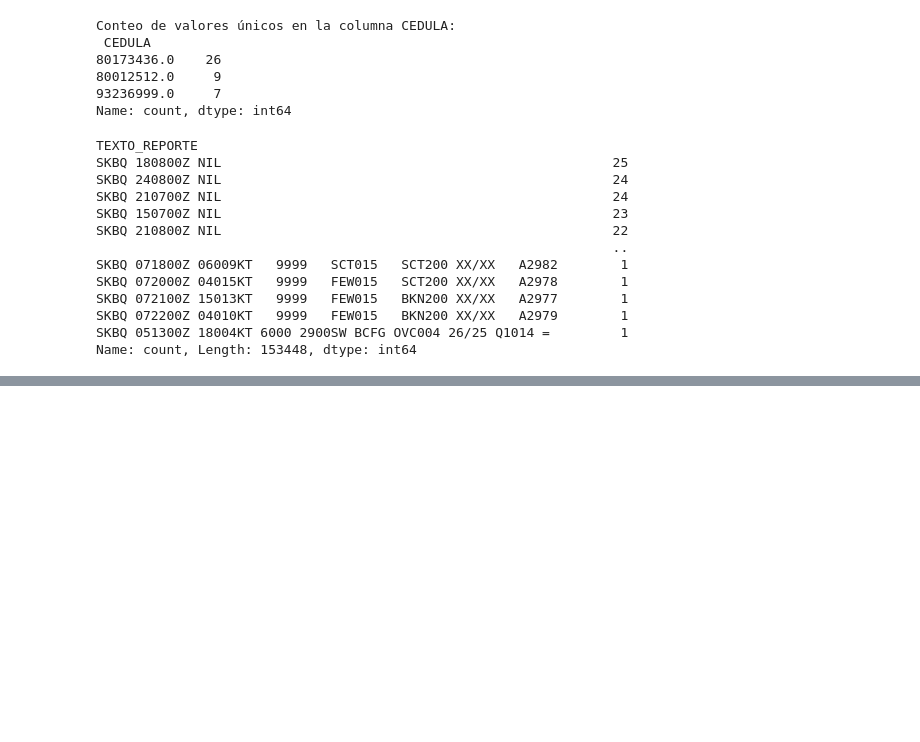
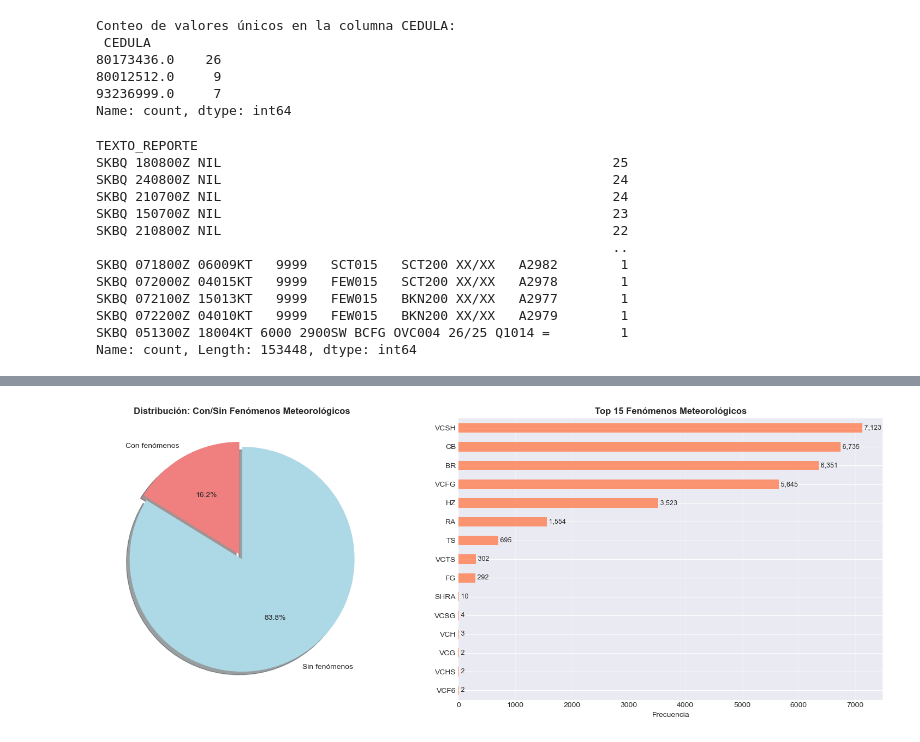
Before and after one commit to OmarLAlbarracinM/Prediccion-Cizalladura-SKBQ, a Jupyter notebook: docs/notebooks/01_exploracion.ipynb, the cells around one changed output, grey strips where cells are left out. Saved outputs shown, nothing was run; the diff lists cells and outputs as text; code cells hidden in the pictures; blank space fills up the shorter version.

```diff
--- a/docs/notebooks/01_exploracion.ipynb
+++ b/docs/notebooks/01_exploracion.ipynb
@@ -153,0 +639,91 @@ Name: count, Length: 153448, dtype: int64
+# %%
+# Análisis detallado de fenómenos meteorológicos
+# Los fenómenos son eventos importantes que pueden afectar la predicción de cizalladura
+
+print("=" * 70)
+print("ANÁLISIS DE FENÓMENOS METEOROLÓGICOS")
+print("=" * 70)
+
+# Contar registros con y sin fenómenos
+sin_fenomenos = df_analisis['fenomenos'].isna().sum() + (df_analisis['fenomenos'] == '').sum()
+con_fenomenos = len(df_analisis) - sin_fenomenos
+porcentaje_con = (con_fenomenos / len(df_analisis)) * 100
+porcentaje_sin = (sin_fenomenos / len(df_analisis)) * 100
+
+print(f"\n Distribución general:")
+print(f"   Registros con fenómenos meteorológicos: {con_fenomenos:,} ({porcentaje_con:.2f}%)")
+print(f"   Registros sin fenómenos meteorológicos: {sin_fenomenos:,} ({porcentaje_sin:.2f}%)")
+
+# Contar fenómenos individuales (puede haber múltiples fenómenos por registro)
+fenomenos_list = []
+for idx, row in df_analisis.iterrows():
+    if pd.notna(row['fenomenos']) and str(row['fenomenos']) != '':
+        # Separar fenómenos múltiples (separados por comas)
+        fenomenos_individuales = [f.strip() for f in str(row['fenomenos']).split(',')]
+        fenomenos_list.extend(fenomenos_individuales)
+
+fenomenos_series = pd.Series(fenomenos_list)
+fenomenos_counts = fenomenos_series.value_counts().head(20)
+
+print(f"\n Top 20 fenómenos meteorológicos (por frecuencia):")
+print(fenomenos_counts.to_string())
+
+# Análisis adicional: frecuencia de múltiples fenómenos simultáneos
+num_fenomenos_por_registro = df_analisis[df_analisis['fenomenos'].notna() & (df_analisis['fenomenos'] != '')]['fenomenos'].apply(
+    lambda x: len(str(x).split(','))
+)
+print(f"\n Estadísticas de fenómenos múltiples:")
+print(f"   Promedio de fenómenos por registro (cuando hay fenómenos): {num_fenomenos_por_registro.mean():.2f}")
+print(f"   Máximo de fenómenos en un registro: {num_fenomenos_por_registro.max()}")
+
+# Visualizaciones
+fig, axes = plt.subplots(1, 2, figsize=(16, 6))
+
+# 1. Distribución con/sin fenómenos
+labels = ['Con fenómenos', 'Sin fenómenos']
+sizes = [con_fenomenos, sin_fenomenos]
+colors = ['lightcoral', 'lightblue']
+explode = (0.05, 0)  # Separar ligeramente la porción de "con fenómenos"
+
+axes[0].pie(sizes, labels=labels, autopct='%1.1f%%', colors=colors,
+            startangle=90, explode=explode, shadow=True)
+axes[0].set_title('Distribución: Con/Sin Fenómenos Meteorológicos',
+                  fontweight='bold', fontsize=12)
+
+# 2. Top fenómenos
+if len(fenomenos_counts) > 0:
+    fenomenos_counts.head(15).plot(kind='barh', ax=axes[1], color='coral', alpha=0.8)
+    axes[1].set_title('Top 15 Fenómenos Meteorológicos', fontweight='bold', fontsize=12)
+    axes[1].set_xlabel('Frecuencia', fontsize=10)
+    axes[1].invert_yaxis()
+    axes[1].grid(axis='x', alpha=0.3)
+
+    # Agregar etiquetas de valores
+    for i, v in enumerate(fenomenos_counts.head(15).values):
+        axes[1].text(v, i, f' {v:,}', va='center', fontsize=9)
+else:
+    axes[1].text(0.5, 0.5, 'No hay fenómenos registrados',
+                ha='center', va='center', fontsize=12)
+    axes[1].set_title('Fenómenos Meteorológicos', fontweight='bold')
+
+plt.tight_layout()
+plt.show()
+
+# Interpretación de códigos más frecuentes
+print("\n Interpretación de fenómenos más frecuentes:")
+interpretacion = {
+    'VCSH': 'Chubascos en las cercanías',
+    'CB': 'Cumulonimbus (nubes de tormenta)',
+    'BR': 'Neblina ligera (Bruma)',
+    'VCFG': 'Niebla en las cercanías',
+    'HZ': 'Calina (Haze)',
+    'RA': 'Lluvia',
+    'TS': 'Tormenta eléctrica',
+    'VCTS': 'Tormenta en las cercanías',
+    'FG': 'Niebla densa'
+}
+print("\n   Fenómenos más comunes y su significado:")
+for codigo in fenomenos_counts.head(10).index:
+    if codigo in interpretacion:
+        print(f"   {codigo:6s}: {interpretacion[codigo]}")
+# %% [output]
@@ -153,0 +747 @@ Name: count, Length: 153448, dtype: int64
+[figure, added]
```
Also changed, not shown: parts of 29 cells of this notebook, 1 other file.
